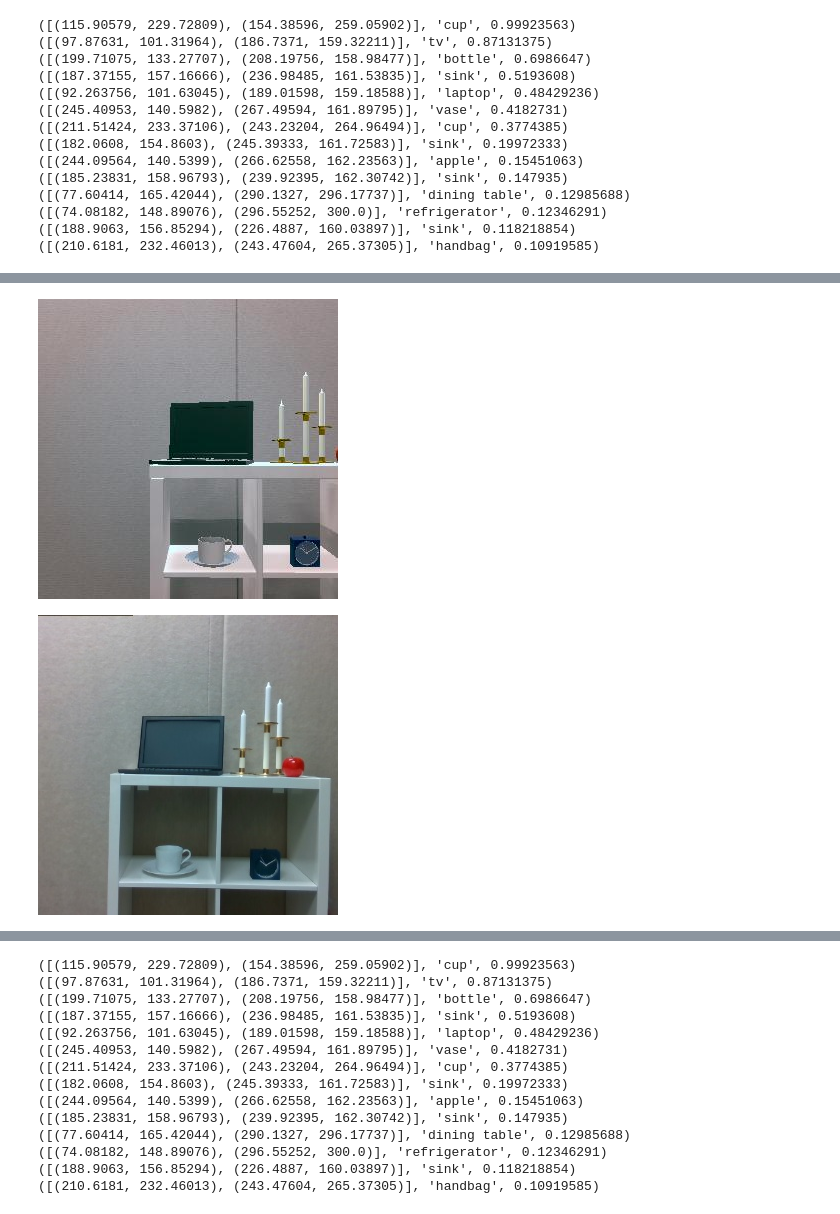
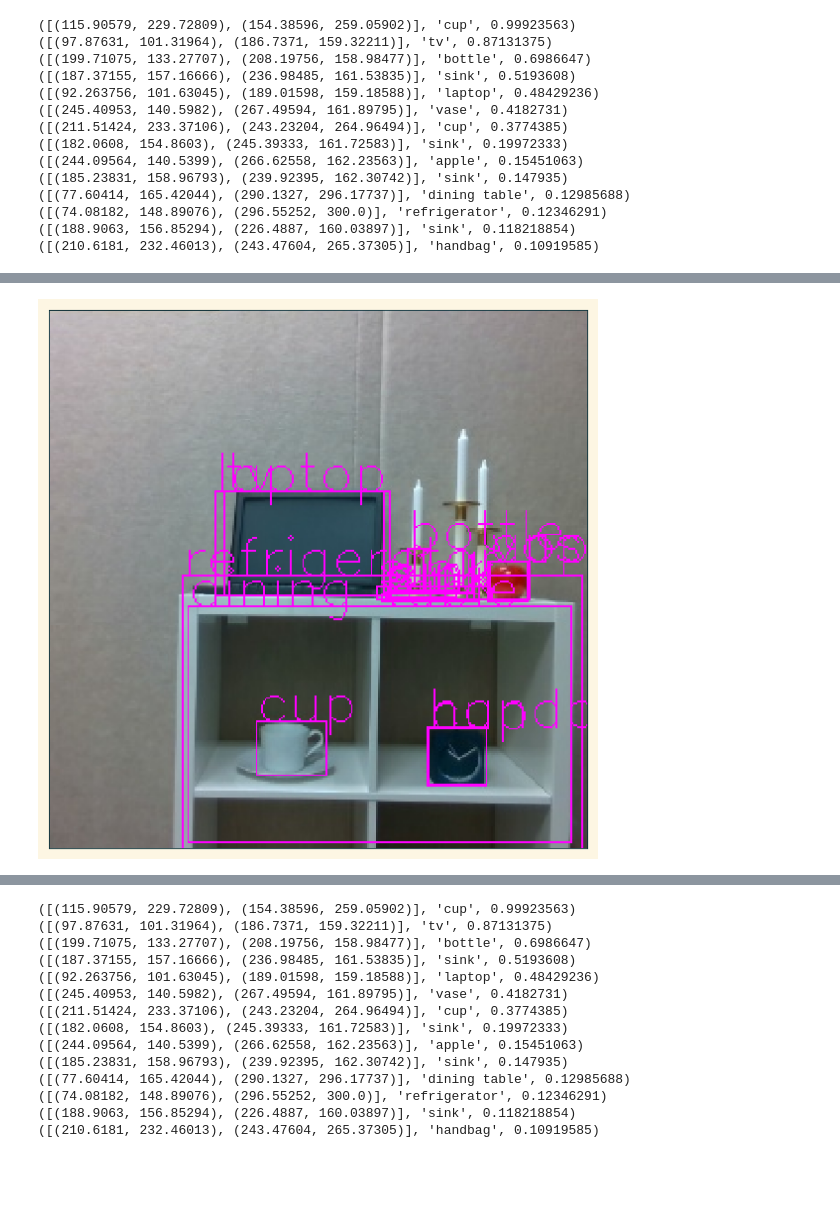
Before and after one commit to drschwenk/transfer, a Jupyter notebook: obj_det.ipynb, the cells around one changed output, grey strips where cells are left out. Saved outputs shown, nothing was run; the diff lists cells and outputs as text; code cells hidden in the pictures; blank space fills up the shorter version.

```diff
--- a/obj_det.ipynb
+++ b/obj_det.ipynb
@@ -159,12 +165,6 @@ test_real = f'./concord_ds/real/{img_id}.jpg'
-# %%
-imgs = cv2.imread(test_sim)
-imgs = cv2.cvtColor(imgs, cv2.COLOR_BGR2RGB)
-Image.fromarray(imgs)
-# %% [output]
-[figure, removed]
-# %%
-imgr = cv2.imread(test_real)
-imgr = cv2.cvtColor(imgr, cv2.COLOR_BGR2RGB)
-Image.fromarray(imgr)
-# %% [output]
-[figure, removed]
+# %%
+thresh = 0.1
+# %%
+object_detection(test_real, thresh)
+# %% [output]
+[figure, added]
```
Also changed, not shown: parts of 9 cells of this notebook, 1 other file.
